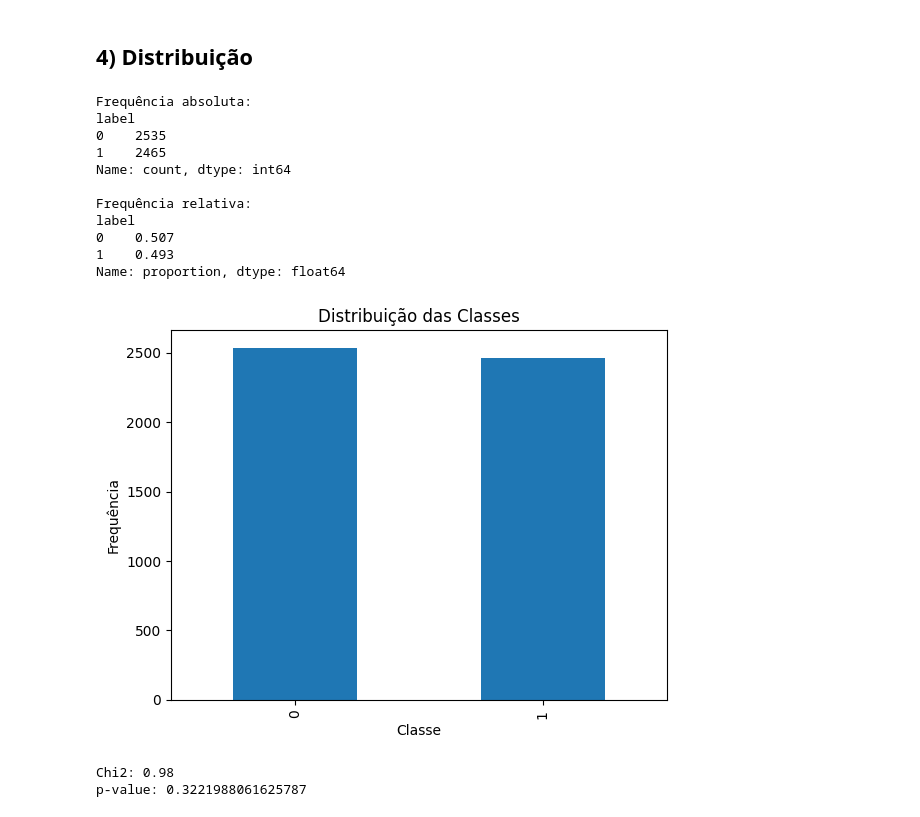
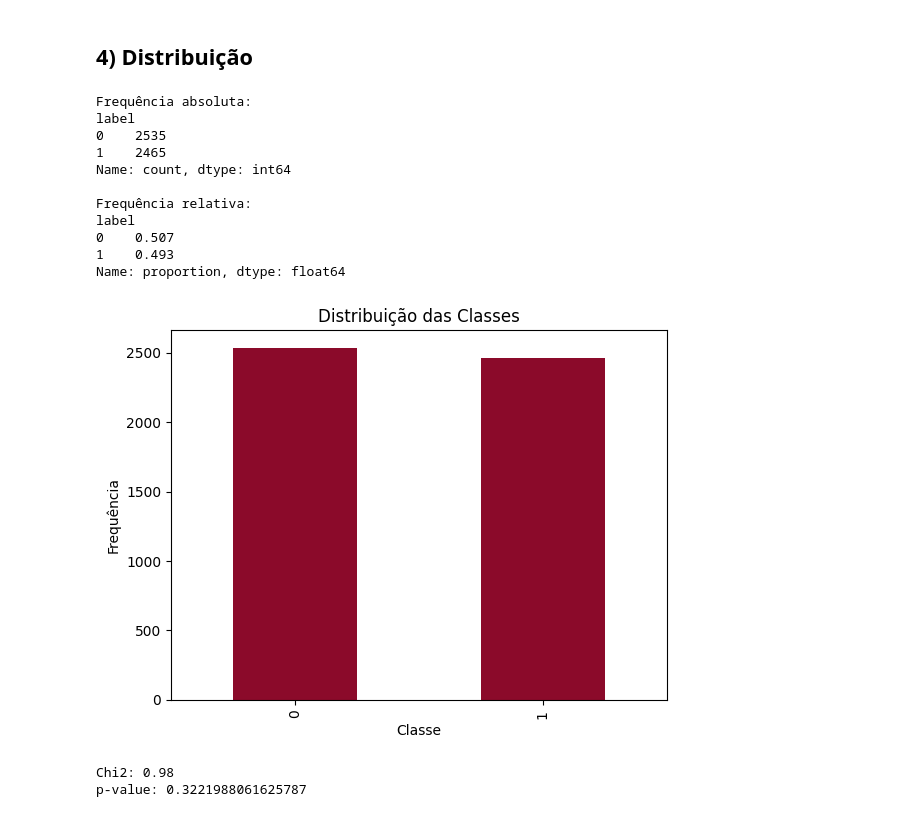
Before and after one commit to Ktzani/llm-annotation, a Jupyter notebook: src/notebooks/validando_labels.ipynb, the cells around one changed output. Drawn from its saved outputs; the diff is of its cells as text; code cells hidden in the pictures.

```diff
--- a/src/notebooks/validando_labels.ipynb
+++ b/src/notebooks/validando_labels.ipynb
@@ -131,34 +131,34 @@ df[df["label"] == 1][["text", "label", "label_description"]].sample(10)
 # %%
 import pandas as pd
 import matplotlib.pyplot as plt
 
 counts = df['label'].value_counts().sort_index()
 proportions = df['label'].value_counts(normalize=True).sort_index()
 
 print("Frequência absoluta:")
 print(counts)
 
 print("\nFrequência relativa:")
 print(proportions)
 
-counts.plot(kind='bar')
+counts.plot(kind='bar', color="#8B0A2A")
 plt.title("Distribuição das Classes")
 plt.xlabel("Classe")
 plt.ylabel("Frequência")
 plt.show()
 # %% [output]
 Frequência absoluta:
 label
 0    2535
 1    2465
 Name: count, dtype: int64
 
 Frequência relativa:
 label
 0    0.507
 1    0.493
 Name: proportion, dtype: float64
-[figure, old version]
+[figure, new version]
 # %%
 from scipy.stats import chisquare
 import numpy as np
```
Also changed, not shown: parts of 4 cells of this notebook.
